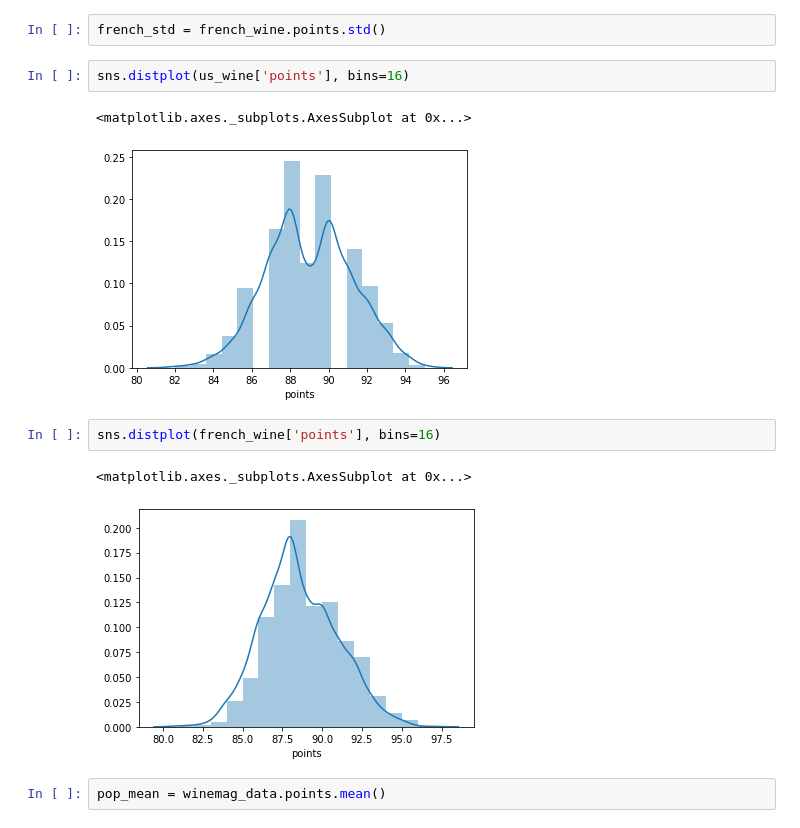
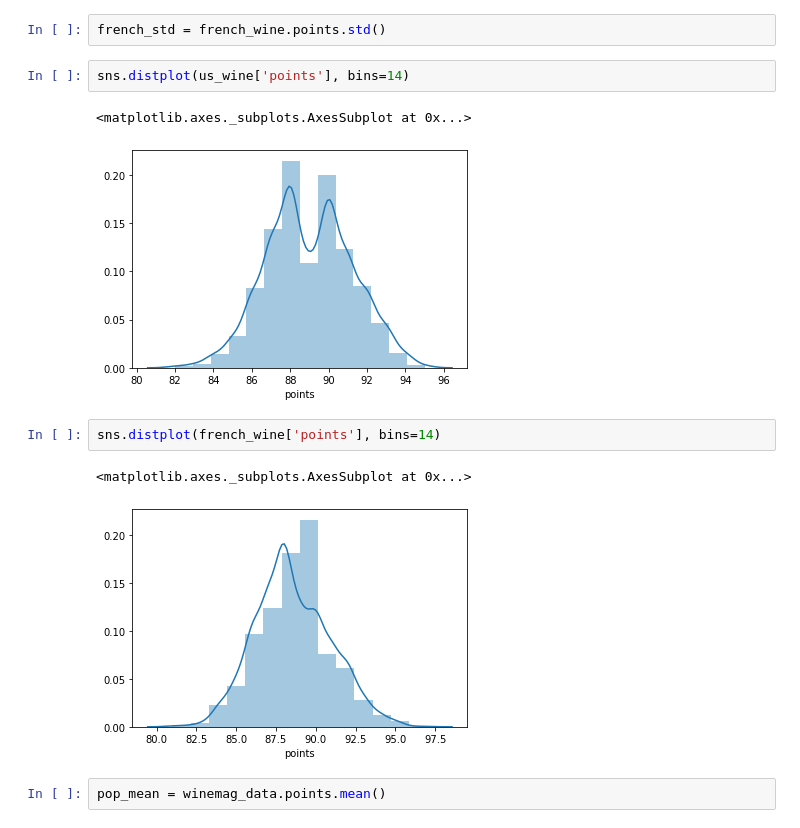
Before and after one commit to nzauner/Wine_Project, a Jupyter notebook: Clean_Wine_Data.ipynb, the cells around one changed output. Cells and saved outputs as stored; diff of their text form.

Commit message:
Stu graphs

```diff
--- a/Clean_Wine_Data.ipynb
+++ b/Clean_Wine_Data.ipynb
@@ -129,15 +129,15 @@ french_mean = french_wine.points.mean()
 # %%
 french_std = french_wine.points.std()
 # %%
-sns.distplot(us_wine['points'], bins=16)
+sns.distplot(us_wine['points'], bins=14)
 # %% [output]
 <matplotlib.axes._subplots.AxesSubplot at 0x...>
-[figure, old version]
+[figure, new version]
 # %%
-sns.distplot(french_wine['points'], bins=16)
+sns.distplot(french_wine['points'], bins=14)
 # %% [output]
 <matplotlib.axes._subplots.AxesSubplot at 0x...>
-[figure, old version]
+[figure, new version]
 # %%
 pop_mean = winemag_data.points.mean()
 # %%
```
Also changed, not shown: parts of 11 cells of this notebook, 4 other files.
